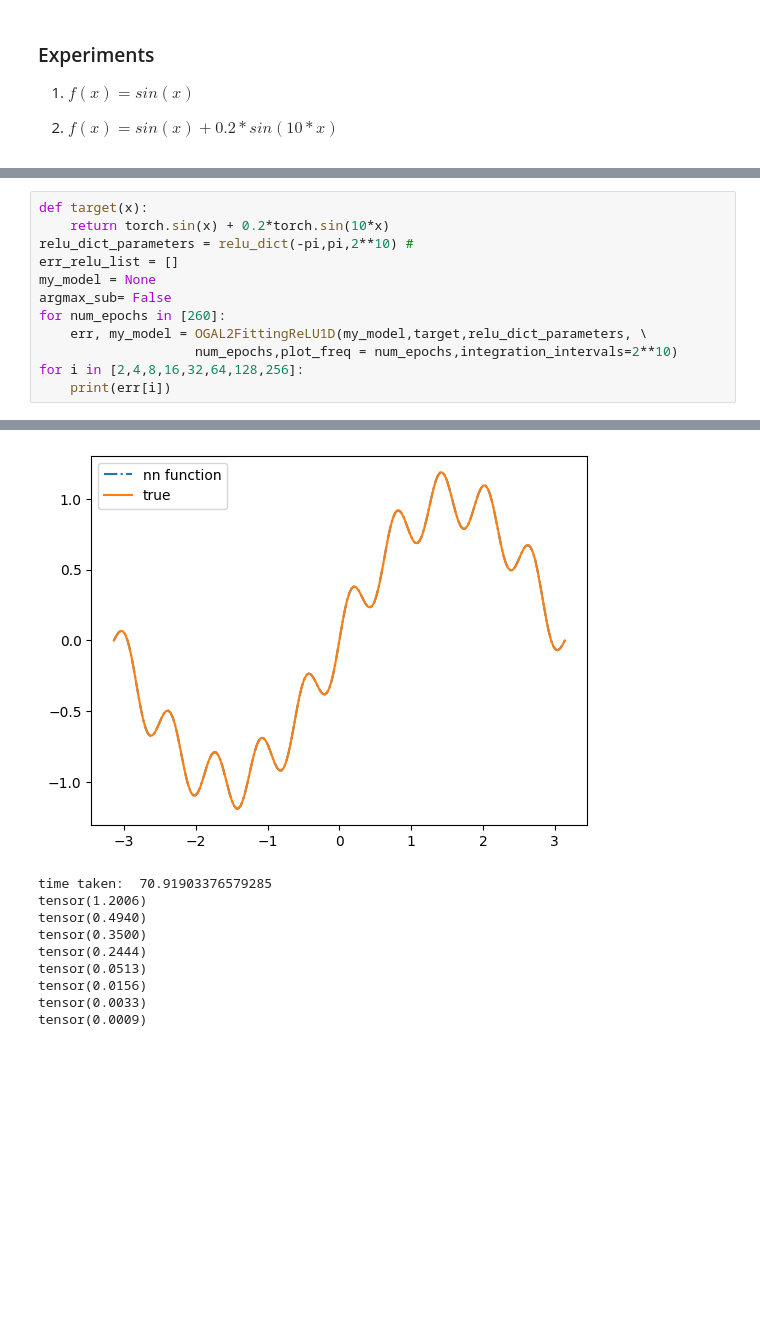
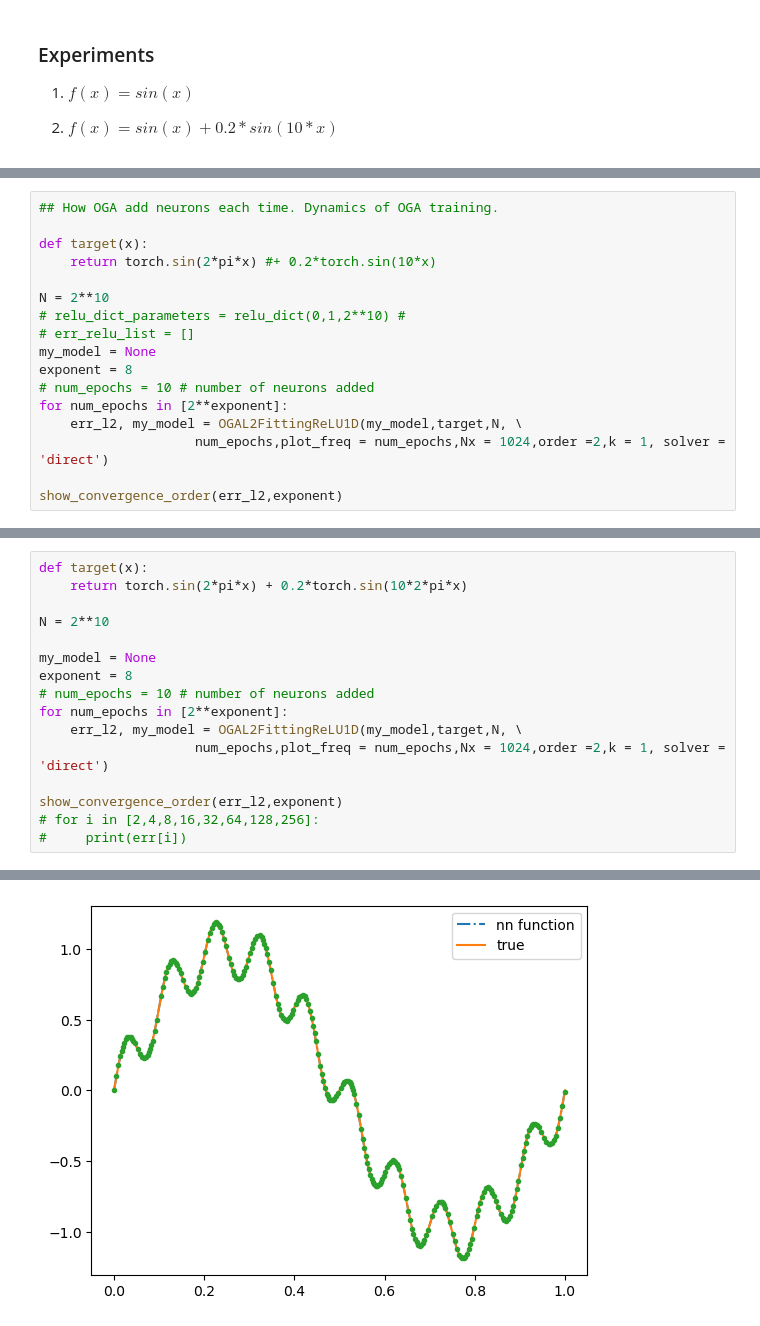
Before and after one commit to georgexxu/ProgrammingAssignment, a Jupyter notebook: L2Fitting1D_OGA.ipynb, the cells around one changed output, grey strips where cells are left out. Saved outputs shown, nothing was run; the diff lists cells and outputs as text; blank space fills up the shorter version.

```diff
--- a/L2Fitting1D_OGA.ipynb
+++ b/L2Fitting1D_OGA.ipynb
@@ -343,0 +334,17 @@ tensor(5.2533e-05)
+# %%
+## How OGA add neurons each time. Dynamics of OGA training.
+
+def target(x):
+    return torch.sin(2*pi*x) #+ 0.2*torch.sin(10*x)
+
+N = 2**10
+# relu_dict_parameters = relu_dict(0,1,2**10) #
+# err_relu_list = []
+my_model = None
+exponent = 8
+# num_epochs = 10 # number of neurons added
+for num_epochs in [2**exponent]:
+    err_l2, my_model = OGAL2FittingReLU1D(my_model,target,N, \
+                    num_epochs,plot_freq = num_epochs,Nx = 1024,order =2,k = 1, solver = 'direct')
+
+show_convergence_order(err_l2,exponent)
@@ -344,13 +385,17 @@ tensor(5.2533e-05)
 # %%
 def target(x):
-    return torch.sin(x) + 0.2*torch.sin(10*x)
-relu_dict_parameters = relu_dict(-pi,pi,2**10) #
-err_relu_list = []
+    return torch.sin(2*pi*x) + 0.2*torch.sin(10*2*pi*x)
+
+N = 2**10
+
 my_model = None
-argmax_sub= False
-for num_epochs in [260]:
-    err, my_model = OGAL2FittingReLU1D(my_model,target,relu_dict_parameters, \
-                    num_epochs,plot_freq = num_epochs,integration_intervals=2**10)
-for i in [2,4,8,16,32,64,128,256]:
-    print(err[i])
+exponent = 8
+# num_epochs = 10 # number of neurons added
+for num_epochs in [2**exponent]:
+    err_l2, my_model = OGAL2FittingReLU1D(my_model,target,N, \
+                    num_epochs,plot_freq = num_epochs,Nx = 1024,order =2,k = 1, solver = 'direct')
+
+show_convergence_order(err_l2,exponent)
+# for i in [2,4,8,16,32,64,128,256]:
+#     print(err[i])
 # %% [output]
@@ -357,10 +419 @@ for i in [2,4,8,16,32,64,128,256]:
-[figure, old version]
+[figure, new version]
-time taken:  70.91903376579285
-tensor(1.2006)
-tensor(0.4940)
-tensor(0.3500)
-tensor(0.2444)
-tensor(0.0513)
-tensor(0.0156)
-tensor(0.0033)
-tensor(0.0009)
```
Also changed, not shown: parts of 8 cells of this notebook, 3 other files.
